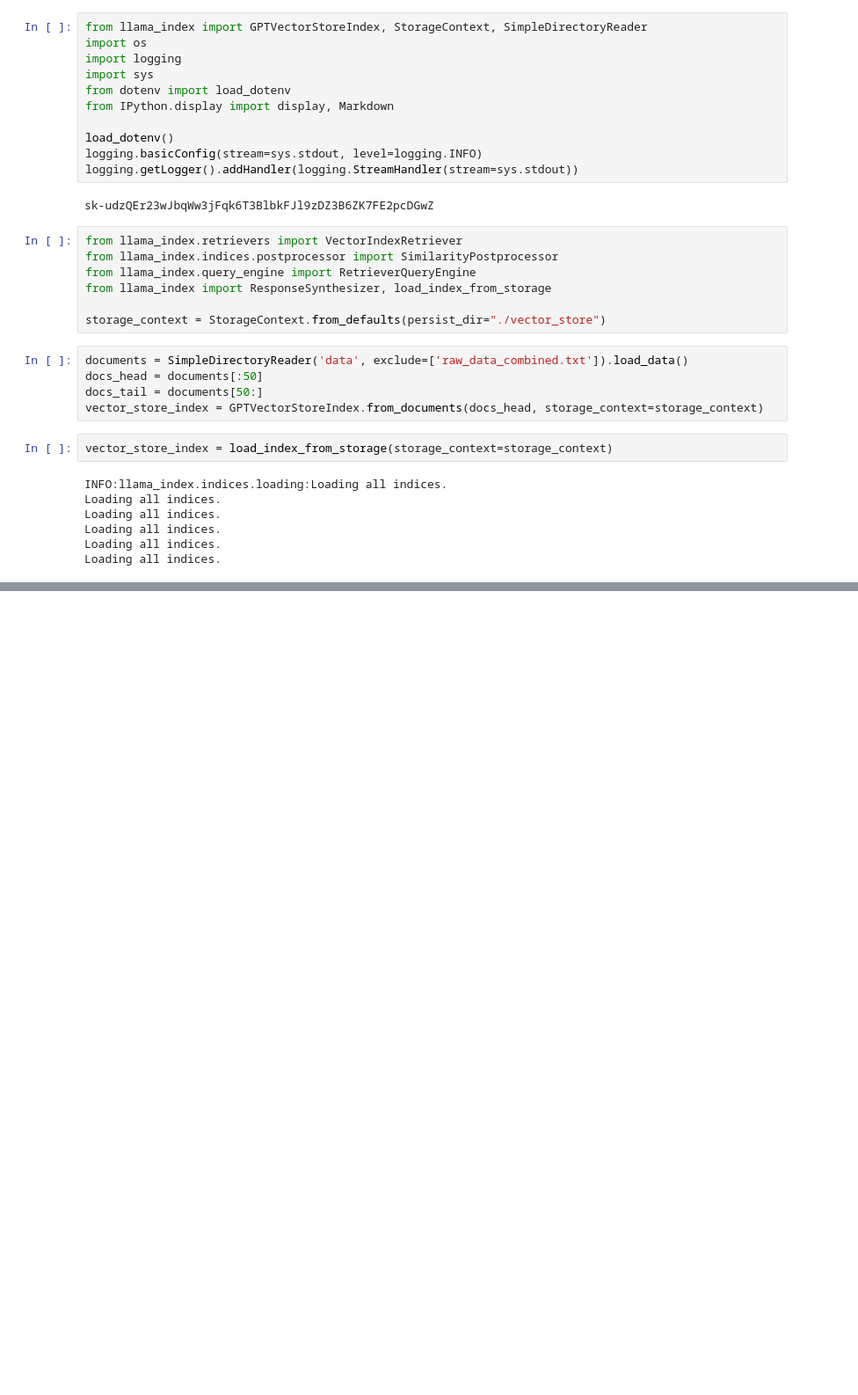
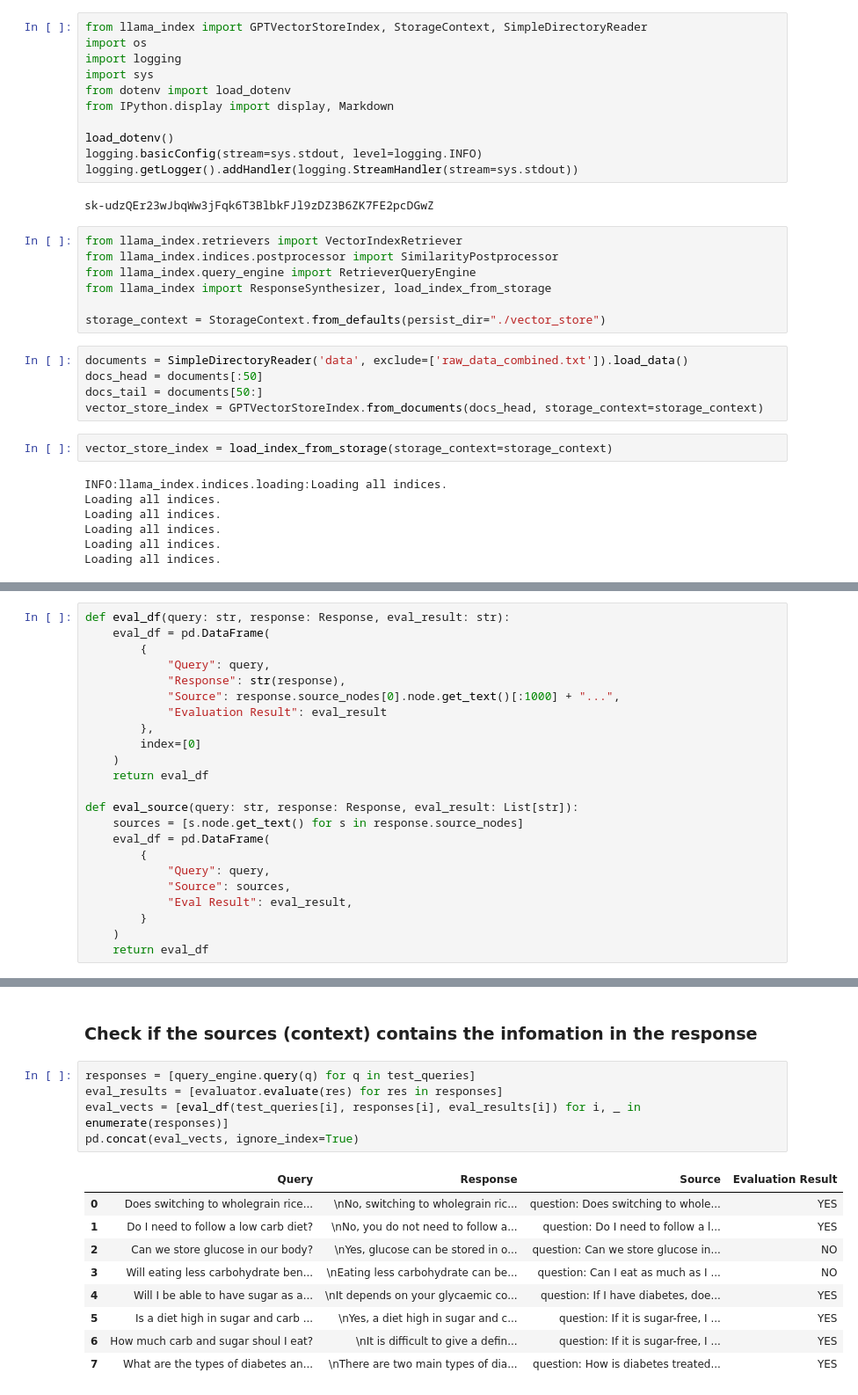
Before and after one commit to IntrovertHedgehog/openai-embbed-py, a Jupyter notebook: prepare_llamaindex.ipynb, the cells around one changed output, grey strips where cells are left out. Shown: that part at 88% size. Drawn from its saved outputs; the diff is of its cells as text; blank space fills up the shorter version.

```diff
--- a/prepare_llamaindex.ipynb
+++ b/prepare_llamaindex.ipynb
@@ -177,0 +211,23 @@ No, you do not get diabetes from eating sweets. Eating too much sugar can increa
+# %%
+def eval_df(query: str, response: Response, eval_result: str):
+    eval_df = pd.DataFrame(
+        {
+            "Query": query,
+            "Response": str(response),
+            "Source": response.source_nodes[0].node.get_text()[:1000] + "...",
+            "Evaluation Result": eval_result
+        },
+        index=[0]
+    )
+    return eval_df
+
+def eval_source(query: str, response: Response, eval_result: List[str]):
+    sources = [s.node.get_text() for s in response.source_nodes]
+    eval_df = pd.DataFrame(
+        {
+            "Query": query,
+            "Source": sources,
+            "Eval Result": eval_result,
+        }
+    )
+    return eval_df
@@ -177,0 +249,17 @@ No, you do not get diabetes from eating sweets. Eating too much sugar can increa
+# %% [markdown]
+### Check if the sources (context) contains the infomation in the response
+# %%
+responses = [query_engine.query(q) for q in test_queries]
+eval_results = [evaluator.evaluate(res) for res in responses]
+eval_vects = [eval_df(test_queries[i], responses[i], eval_results[i]) for i, _ in enumerate(responses)]
+pd.concat(eval_vects, ignore_index=True)
+# %% [output]
+|  | Query | Response | Source | Evaluation Result |
+| 0 | Does switching to wholegrain rice... | \nNo, switching to wholegrain ric... | question: Does switching to whole... | YES |
+| 1 | Do I need to follow a low carb diet? | \nNo, you do not need to follow a... | question: Do I need to follow a l... | YES |
+| 2 | Can we store glucose in our body? | \nYes, glucose can be stored in o... | question: Can we store glucose in... | NO |
+| 3 | Will eating less carbohydrate ben... | \nEating less carbohydrate can be... | question: Can I eat as much as I ... | NO |
+| 4 | Will I be able to have sugar as a... | \nIt depends on your glycaemic co... | question: If I have diabetes, doe... | YES |
+| 5 | Is a diet high in sugar and carb ... | \nYes, a diet high in sugar and c... | question: If it is sugar-free, I ... | YES |
+| 6 | How much carb and sugar shoul I eat? | \nIt is difficult to give a defin... | question: If it is sugar-free, I ... | YES |
+| 7 | What are the types of diabetes an... | \nThere are two main types of dia... | question: How is diabetes treated... | YES |
```
Also changed, not shown: parts of 9 cells of this notebook.
